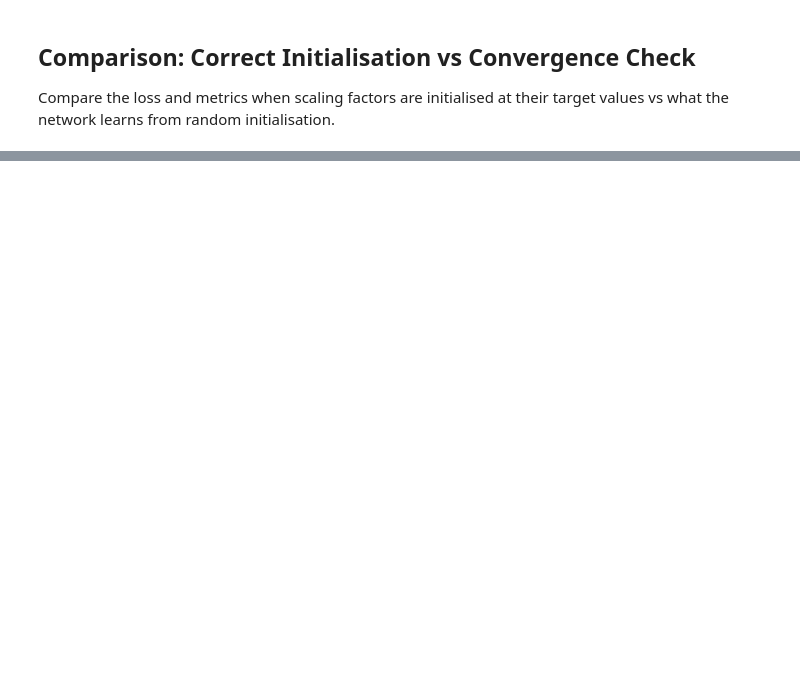
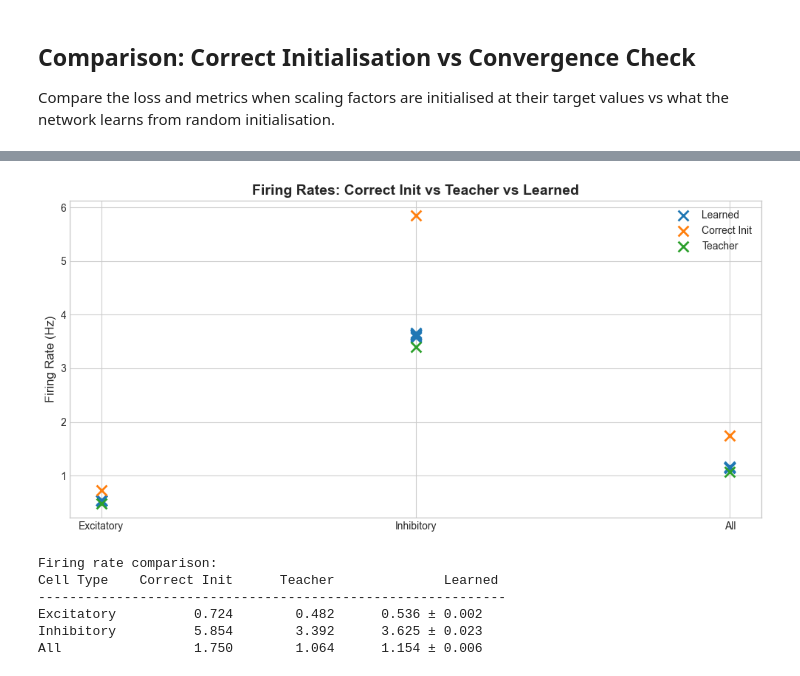
Before and after one commit to rory-bedford/connectome-snns, a Jupyter notebook: notebooks/analyse_noisy_student_teacher.ipynb, the cells around one changed output, grey strips where cells are left out. Cells and saved outputs as stored; diff of their text form; code cells hidden in the pictures; blank space fills up the shorter version.

```diff
--- a/notebooks/analyse_noisy_student_teacher.ipynb
+++ b/notebooks/analyse_noisy_student_teacher.ipynb
@@ -1122,46 +945,46 @@ print(f"  Difference:        {conv_final_losses.mean() - correct_loss:.4f} ({(co
 # Plot 3: Firing Rates by Cell Type - correct init vs teacher vs convergence check
 fig, ax = plt.subplots(figsize=(10, 5))
 
-# Data for violin plots: [exc, inh, mean]
+# Data: [exc, inh, mean]
 fr_data = [conv_final_fr_exc, conv_final_fr_inh, conv_final_fr_mean]
 fr_labels = ["Excitatory", "Inhibitory", "All"]
 positions = np.arange(len(fr_labels))
 
-# Violin plots for convergence check
-parts = ax.violinplot(fr_data, positions=positions, showmeans=True, showmedians=False)
-
-for pc in parts['bodies']:
-    pc.set_facecolor('C0')
-    pc.set_alpha(0.7)
-parts['cmeans'].set_color('C0')
-parts['cmeans'].set_linewidth(2)
-
-# Individual points
+# Learned values (convergence check)
 for i, data in enumerate(fr_data):
-    ax.scatter([i] * len(data), data, color='black', s=20, alpha=0.5, zorder=3, label='Learned' if i == 0 else None)
+    ax.scatter([i] * len(data), data, marker='x', s=100, color='C0',
+               linewidths=2, label='Learned' if i == 0 else None, zorder=3)
 
 # Correct init values
 correct_fr_values = [correct_fr_exc, correct_fr_inh, correct_fr_mean]
-ax.scatter(positions, correct_fr_values, color="C1", s=150, marker="*", zorder=4,
-           edgecolors='black', linewidths=1, label="Correct Init")
+ax.scatter(positions, correct_fr_values, marker='x', s=100, color='C1',
+           linewidths=2, label="Correct Init", zorder=4)
 
 # Teacher values
 teacher_fr_values = [teacher_fr_exc, teacher_fr_inh, teacher_fr_mean]
-ax.scatter(positions + 0.1, teacher_fr_values, color="C2", s=100, marker="s", zorder=4,
-           edgecolors='black', linewidths=1, label="Teacher")
+ax.scatter(positions, teacher_fr_values, marker='x', s=100, color='C2',
+           linewidths=2, label="Teacher", zorder=4)
 
 ax.set_xticks(positions)
 ax.set_xticklabels(fr_labels)
 ax.set_ylabel("Firing Rate (Hz)", fontsize=12)
 ax.legend(loc="upper right")
 ax.set_title("Firing Rates: Correct Init vs Teacher vs Learned", fontsize=14, fontweight="bold")
 
 plt.tight_layout()
 plt.show()
 
 print(f"\nFiring rate comparison:")
 print(f"{'Cell Type':<12} {'Correct Init':>12} {'Teacher':>12} {'Learned':>20}")
 print("-" * 60)
 print(f"{'Excitatory':<12} {correct_fr_exc:>12.3f} {teacher_fr_exc:>12.3f} {conv_final_fr_exc.mean():>10.3f} ± {conv_final_fr_exc.std():.3f}")
 print(f"{'Inhibitory':<12} {correct_fr_inh:>12.3f} {teacher_fr_inh:>12.3f} {conv_final_fr_inh.mean():>10.3f} ± {conv_final_fr_inh.std():.3f}")
 print(f"{'All':<12} {correct_fr_mean:>12.3f} {teacher_fr_mean:>12.3f} {conv_final_fr_mean.mean():>10.3f} ± {conv_final_fr_mean.std():.3f}")
+# %% [output]
+[figure, added]
+Firing rate comparison:
+Cell Type    Correct Init      Teacher              Learned
+------------------------------------------------------------
+Excitatory          0.724        0.482      0.536 ± 0.002
+Inhibitory          5.854        3.392      3.625 ± 0.023
+All                 1.750        1.064      1.154 ± 0.006
```
Also changed, not shown: parts of 18 cells of this notebook, 1 other file.
